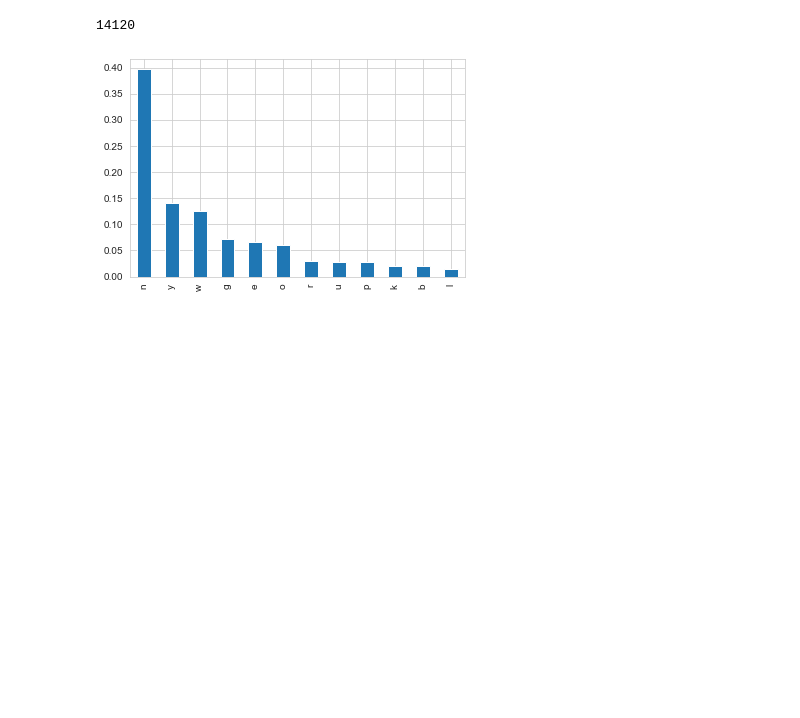
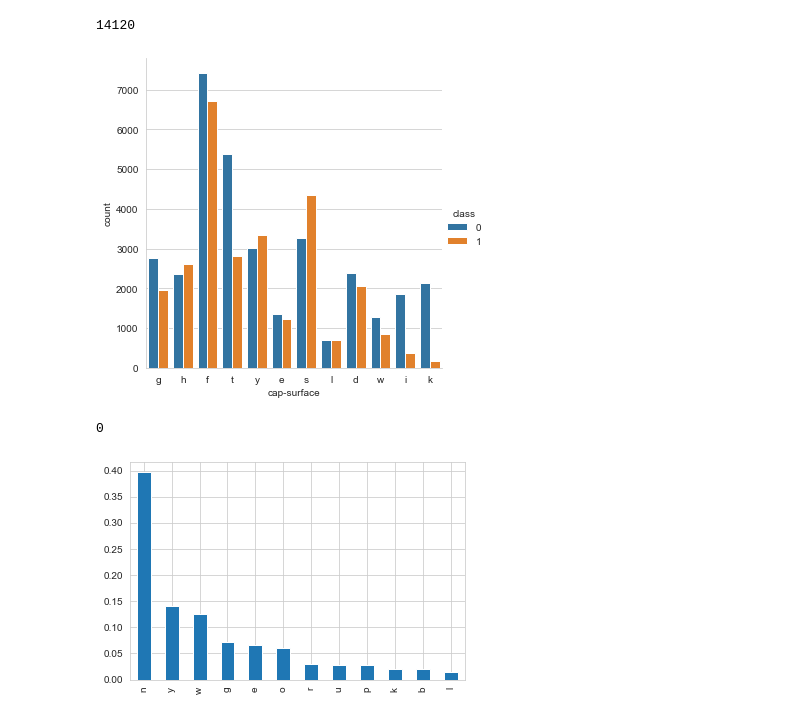
Before and after one commit to AleksanderWernik/Mushrooms, a Jupyter notebook: Grzyby.ipynb, the cells around one changed output. Saved outputs shown, nothing was run; the diff lists cells and outputs as text; code cells hidden in the pictures; blank space fills up the shorter version.

```diff
--- a/Grzyby.ipynb
+++ b/Grzyby.ipynb
@@ -92,6 +92,17 @@ plt.show()
 df['cap-surface'].isna().sum()
 # %% [output]
 14120
+# %%
+# changing Nan's to zeros and pelacing to none info = f
+df['cap-surface'] = df['cap-surface'].fillna(0).replace({0: 'f'})
+sns.catplot(x='cap-surface', data=df, kind='count', hue='class')
+plt.show()
+# %% [output]
+[figure, added]
+# %%
+df['cap-surface'].isna().sum()
+# %% [output]
+0
 # %%
 # 4 cap-color
 # brown=n, buff=b, gray=g, green=r, pink=p, purple=u, red=e, white=w, yellow=y, blue=l, orange=o,  black=k, none=f
```
Also changed, not shown: parts of 49 cells of this notebook.
